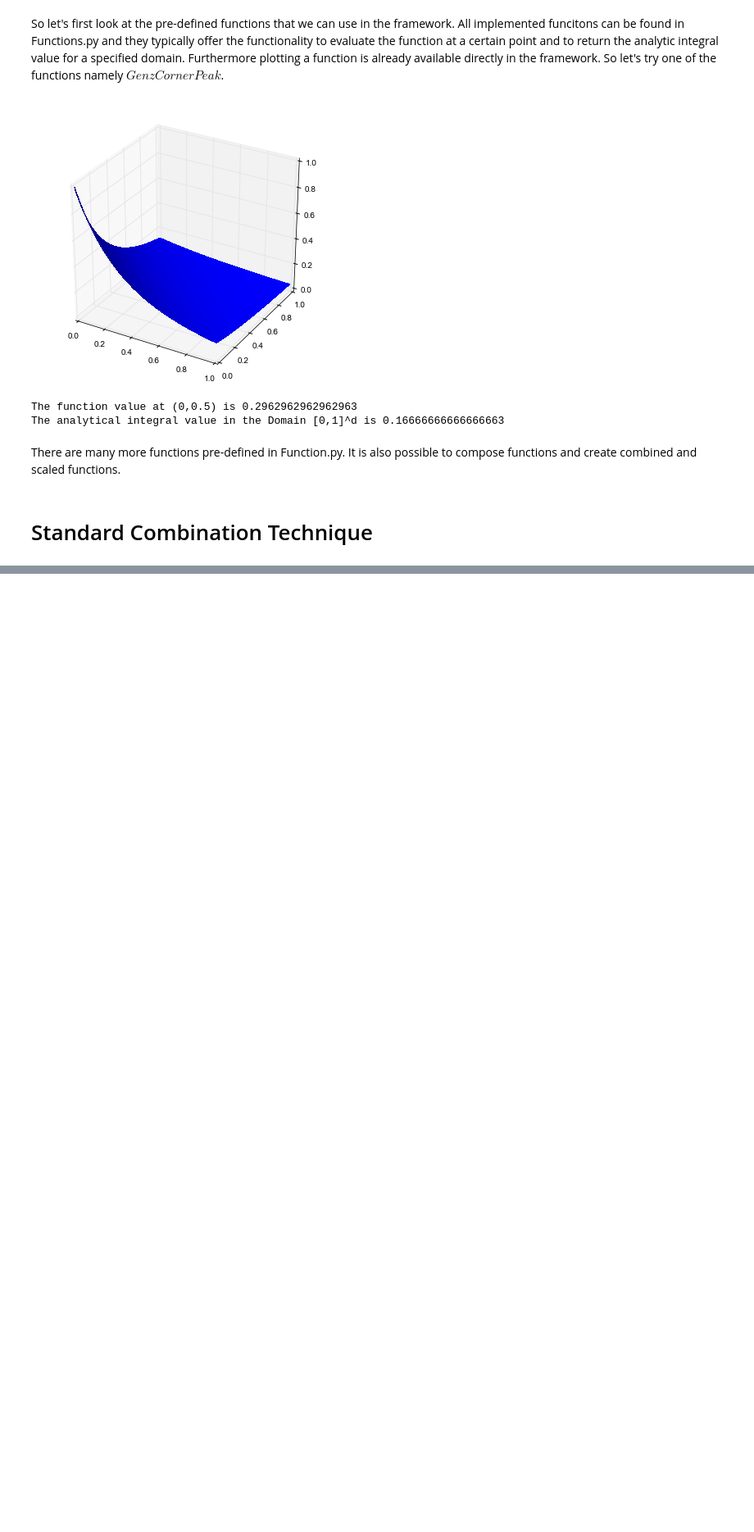
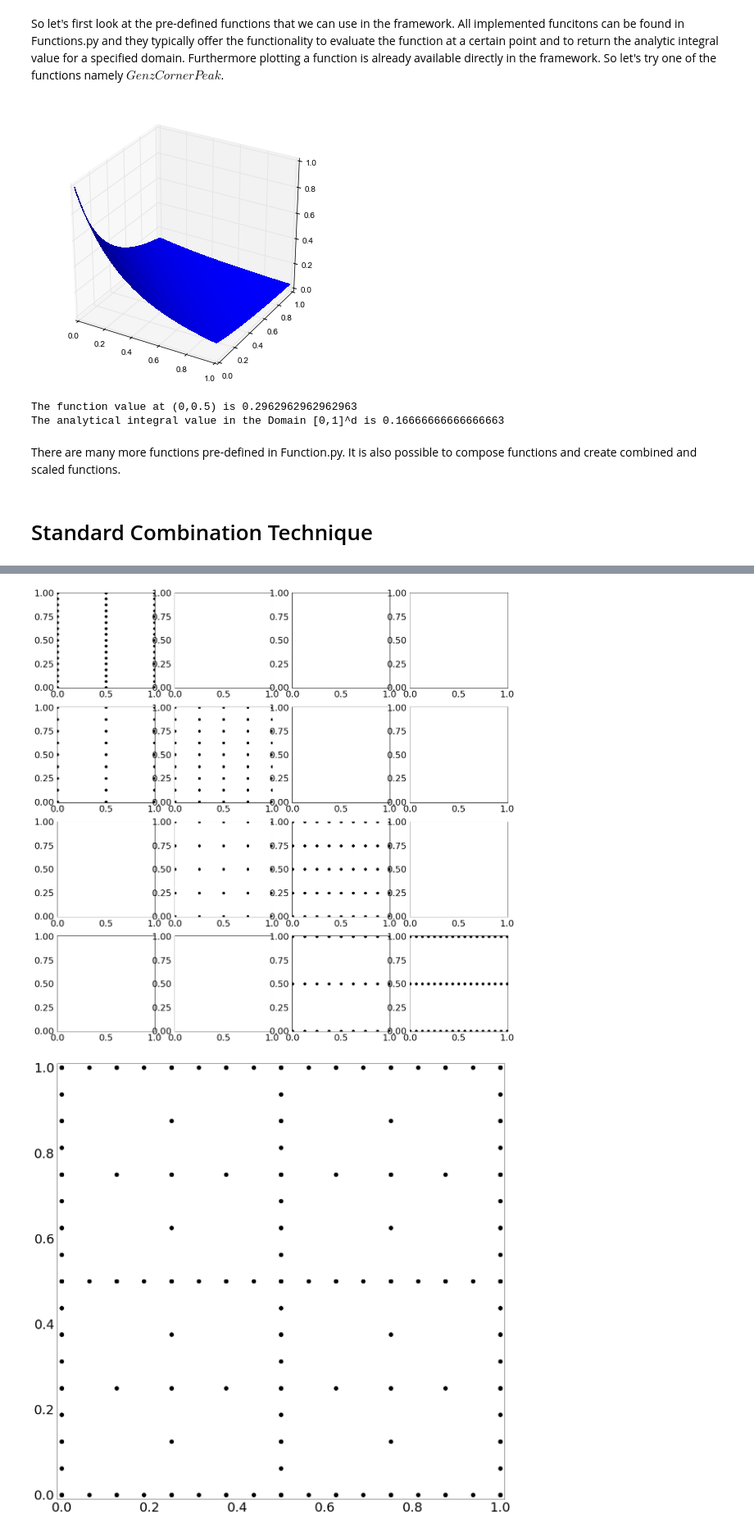
Before and after one commit to obersteiner/sparseSpACE, a Jupyter notebook: Tutorial.ipynb, the cells around one changed output, grey strips where cells are left out. Shown: that part at 82% size. Cells and saved outputs as stored; diff of their text form; code cells hidden in the pictures; blank space fills up the shorter version.

Commit message:
updated Tutorial -> includes now StandardCombi and DimAdaptiveCombi example

```diff
--- a/Tutorial.ipynb
+++ b/Tutorial.ipynb
@@ -50,8 +50,9 @@ f = GenzCornerPeak(coeffs=coeffs)
 combiObject = StandardCombi(a, b, grid)
 minimum_level = 1
 maximum_level = 4
-combi_integral = combiObject.perform_combi(minimum_level, maximum_level, f, dim)
-print("The combination integral is", combi_integral)
+combi_integral = combiObject.perform_combi(minimum_level, maximum_level, f)
+combiObject.print_resulting_combi_scheme()
+combiObject.print_resulting_sparsegrid()
 # %% [output]
 0 [1, 4] 1.0
 1 [2, 3] 1.0
@@ -66,0 +67,2 @@ The combination integral is ([(array([1, 4]), 1.0), (array([2, 3]), 1.0), (array
+[figure, added]
+[figure, added]
```
Also changed, not shown: parts of 6 cells of this notebook.
